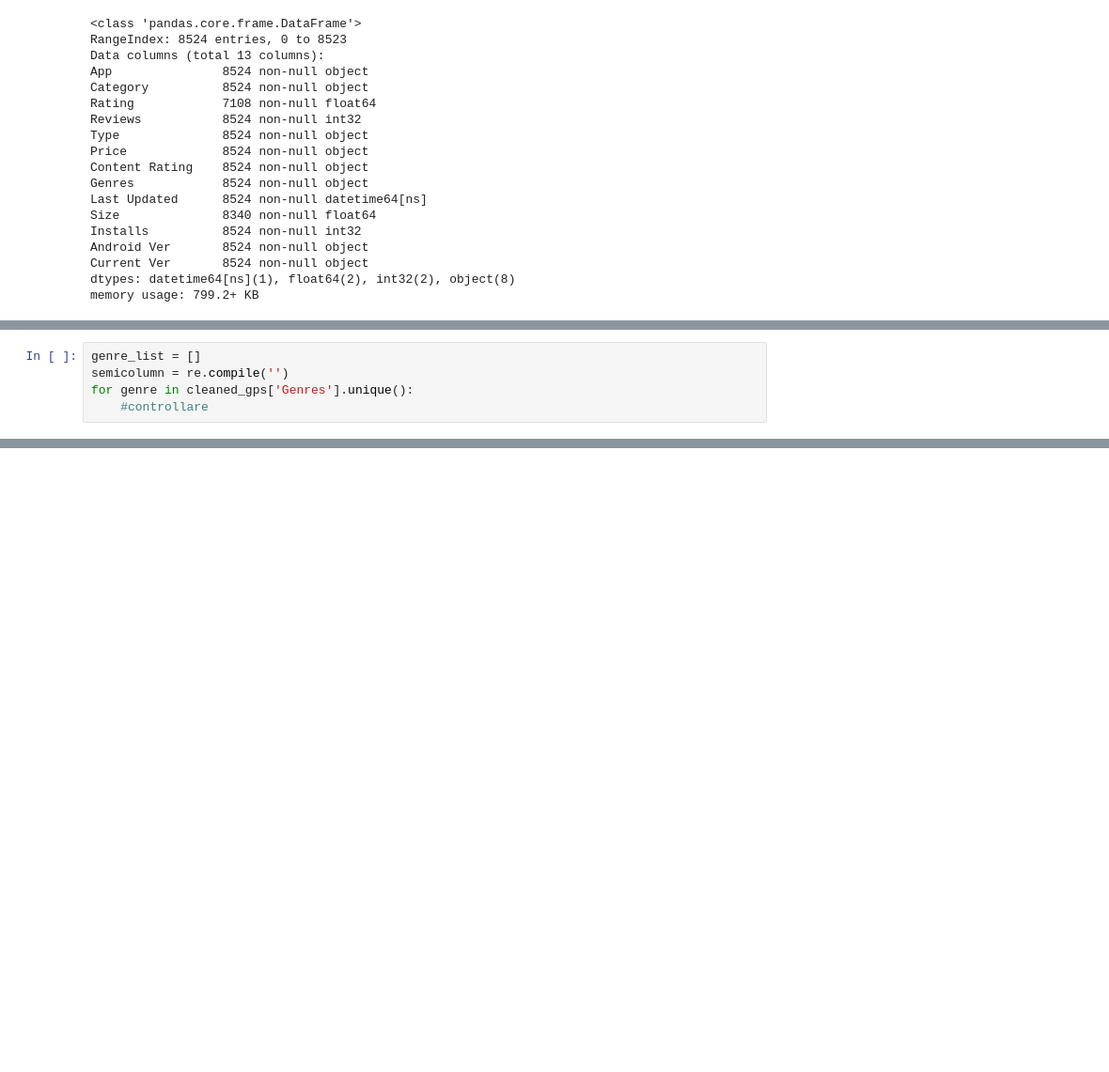
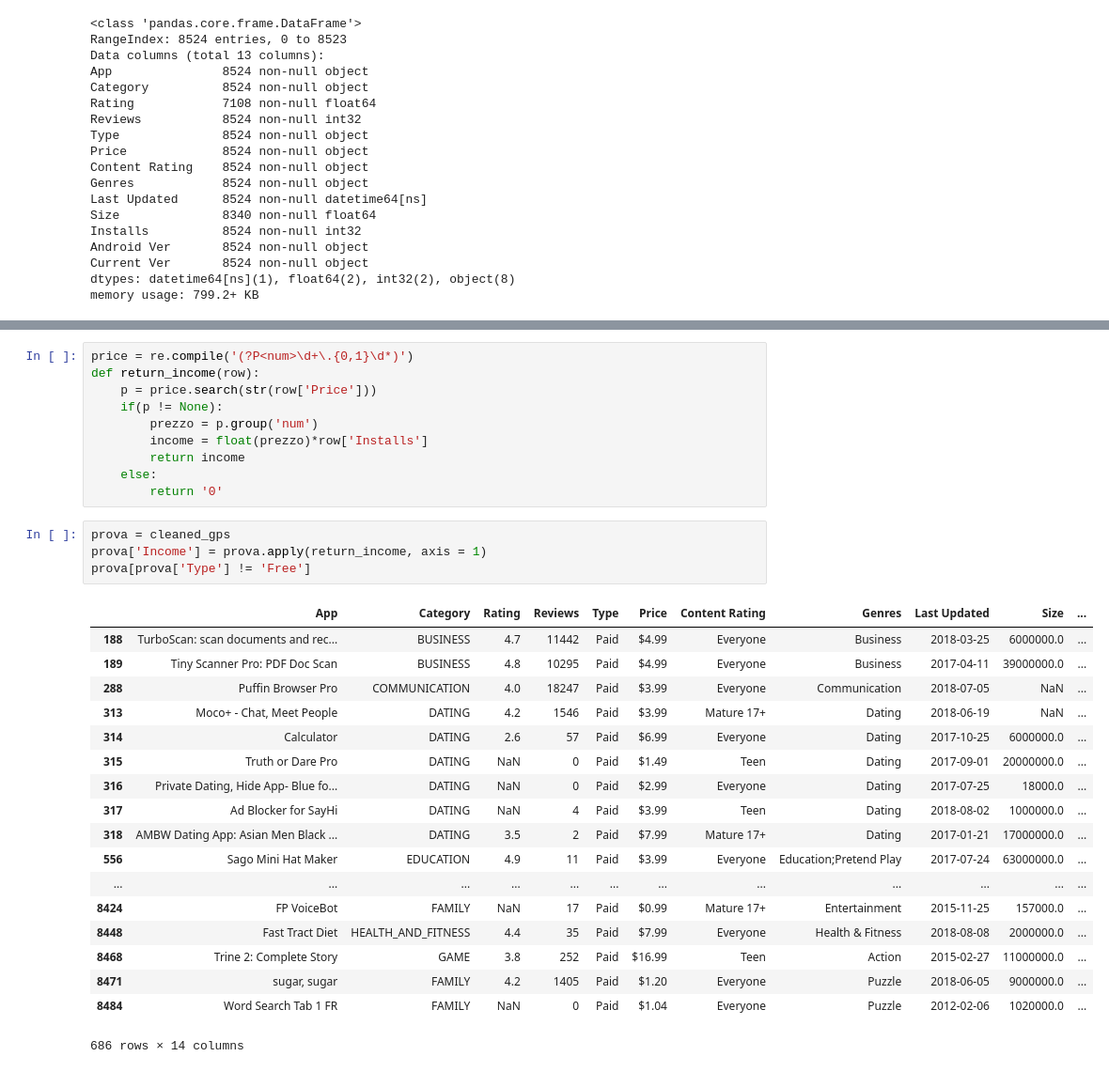
Before and after one commit to MPorcinoBicocca/Fcs_porcino_colombo, a Jupyter notebook: Final Project.ipynb, the cells around one changed output, grey strips where cells are left out. Shown at 94% size. Cells and saved outputs as stored; diff of their text form; blank space fills up the shorter version.

```diff
--- a/Final Project.ipynb
+++ b/Final Project.ipynb
@@ -344,5 +345,0 @@ cat_df
-# %%
-genre_list = []
-semicolumn = re.compile('')
-for genre in cleaned_gps['Genres'].unique():
-    #controllare
@@ -349,3 +408,36 @@ for genre in cleaned_gps['Genres'].unique():
+# %%
+price = re.compile('(?P<num>\d+\.{0,1}\d*)')
+def return_income(row):
+    p = price.search(str(row['Price']))
+    if(p != None):
+        prezzo = p.group('num')
+        income = float(prezzo)*row['Installs']
+        return income
+    else:
+        return '0'
+# %%
+prova = cleaned_gps
+prova['Income'] = prova.apply(return_income, axis = 1)
+prova[prova['Type'] != 'Free']
+# %% [output]
+|  | App | Category | Rating | Reviews | Type | Price | Content Rating | Genres | Last Updated | Size | ... |
+| 188 | TurboScan: scan documents and rec... | BUSINESS | 4.7 | 11442 | Paid | $4.99 | Everyone | Business | 2018-03-25 | 6000000.0 | ... |
+| 189 | Tiny Scanner Pro: PDF Doc Scan | BUSINESS | 4.8 | 10295 | Paid | $4.99 | Everyone | Business | 2017-04-11 | 39000000.0 | ... |
+| 288 | Puffin Browser Pro | COMMUNICATION | 4.0 | 18247 | Paid | $3.99 | Everyone | Communication | 2018-07-05 | NaN | ... |
+| 313 | Moco+ - Chat, Meet People | DATING | 4.2 | 1546 | Paid | $3.99 | Mature 17+ | Dating | 2018-06-19 | NaN | ... |
+| 314 | Calculator | DATING | 2.6 | 57 | Paid | $6.99 | Everyone | Dating | 2017-10-25 | 6000000.0 | ... |
+| 315 | Truth or Dare Pro | DATING | NaN | 0 | Paid | $1.49 | Teen | Dating | 2017-09-01 | 20000000.0 | ... |
+| 316 | Private Dating, Hide App- Blue fo... | DATING | NaN | 0 | Paid | $2.99 | Everyone | Dating | 2017-07-25 | 18000.0 | ... |
+| 317 | Ad Blocker for SayHi | DATING | NaN | 4 | Paid | $3.99 | Teen | Dating | 2018-08-02 | 1000000.0 | ... |
+| 318 | AMBW Dating App: Asian Men Black ... | DATING | 3.5 | 2 | Paid | $7.99 | Mature 17+ | Dating | 2017-01-21 | 17000000.0 | ... |
+| 556 | Sago Mini Hat Maker | EDUCATION | 4.9 | 11 | Paid | $3.99 | Everyone | Education;Pretend Play | 2017-07-24 | 63000000.0 | ... |
+| ... | ... | ... | ... | ... | ... | ... | ... | ... | ... | ... | ... |
+| 8424 | FP VoiceBot | FAMILY | NaN | 17 | Paid | $0.99 | Mature 17+ | Entertainment | 2015-11-25 | 157000.0 | ... |
+| 8448 | Fast Tract Diet | HEALTH_AND_FITNESS | 4.4 | 35 | Paid | $7.99 | Everyone | Health & Fitness | 2018-08-08 | 2000000.0 | ... |
+| 8468 | Trine 2: Complete Story | GAME | 3.8 | 252 | Paid | $16.99 | Teen | Action | 2015-02-27 | 11000000.0 | ... |
+| 8471 | sugar, sugar | FAMILY | 4.2 | 1405 | Paid | $1.20 | Everyone | Puzzle | 2018-06-05 | 9000000.0 | ... |
+| 8484 | Word Search Tab 1 FR | FAMILY | NaN | 0 | Paid | $1.04 | Everyone | Puzzle | 2012-02-06 | 1020000.0 | ... |
+686 rows × 14 columns
 # %%
 #calcolo dell'average rating per categoria
 # Set up widget
```
Also changed, not shown: parts of 7 cells of this notebook.
